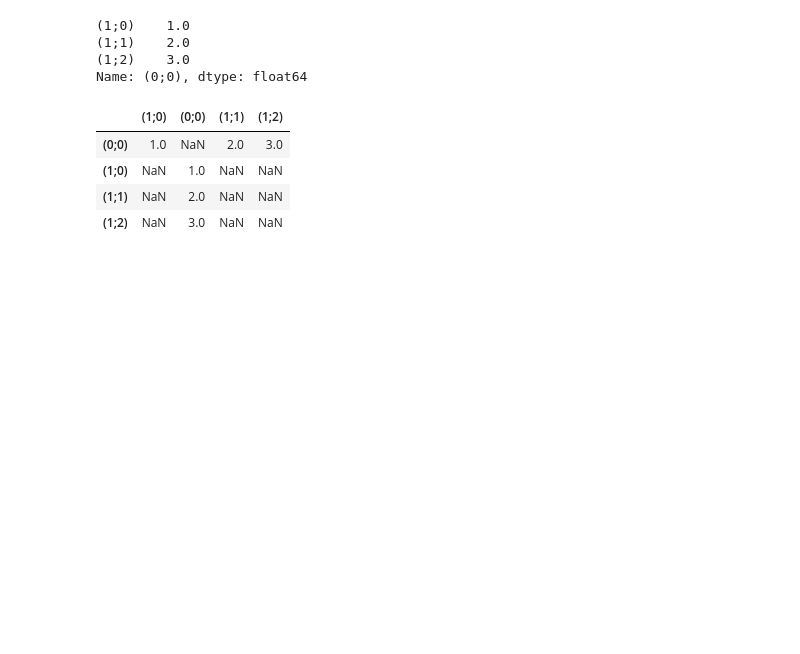
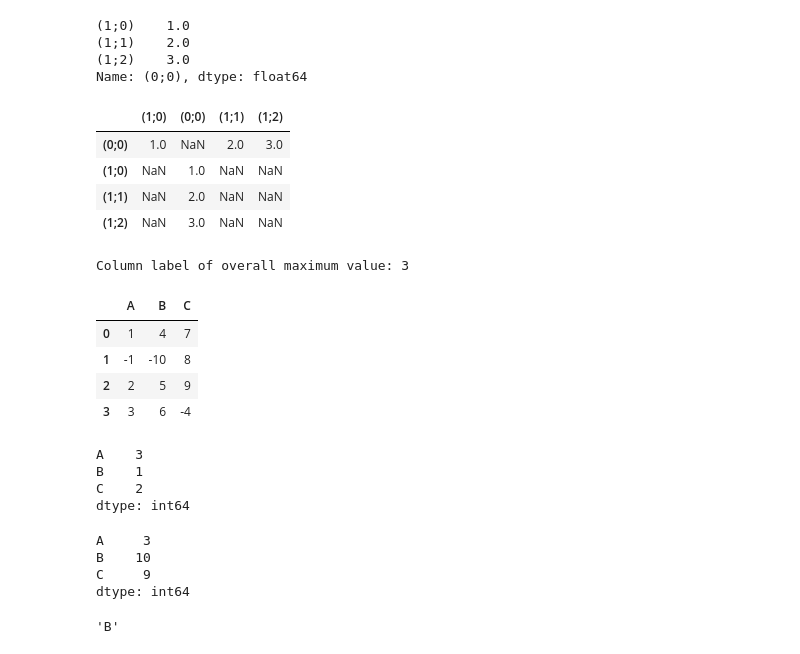
Before and after one commit to Julian-Webb/auto-cell-signal-extraction, a Jupyter notebook: notebooks/testing.ipynb, the cells around one changed output. Cells and saved outputs as stored; diff of their text form; code cells hidden in the pictures; blank space fills up the shorter version.

```diff
--- a/notebooks/testing.ipynb
+++ b/notebooks/testing.ipynb
@@ -258,3 +258,29 @@ df
 | (1;0) | NaN | 1.0 | NaN | NaN |
 | (1;1) | NaN | 2.0 | NaN | NaN |
 | (1;2) | NaN | 3.0 | NaN | NaN |
+# %%
+import pandas as pd
+
+# Sample DataFrame
+data = {
+    'A': [1, -1, 2, 3],
+    'B': [4, -10, 5, 6],
+    'C': [7, 8, 9, -4]
+}
+
+df = pd.DataFrame(data)
+
+# Get the column label of the overall maximum value
+max_col_label = df.idxmax().iloc[0]
+
+print("Column label of overall maximum value:", max_col_label)
+# %% [output]
+Column label of overall maximum value: 3
+# %%
+df
+# %% [output]
+|  | A | B | C |
+| 0 | 1 | 4 | 7 |
+| 1 | -1 | -10 | 8 |
+| 2 | 2 | 5 | 9 |
+| 3 | 3 | 6 | -4 |
@@ -260,0 +289,18 @@ df
+# %%
+abs_df.idxmax()
+# %% [output]
+A    3
+B    1
+C    2
+dtype: int64
+# %%
+abs_df.max()
+# %% [output]
+A     3
+B    10
+C     9
+dtype: int64
+# %%
+abs_df.max().idxmax()
+# %% [output]
+'B'
```
Also changed, not shown: parts of 4 cells of this notebook, 6 other files.
